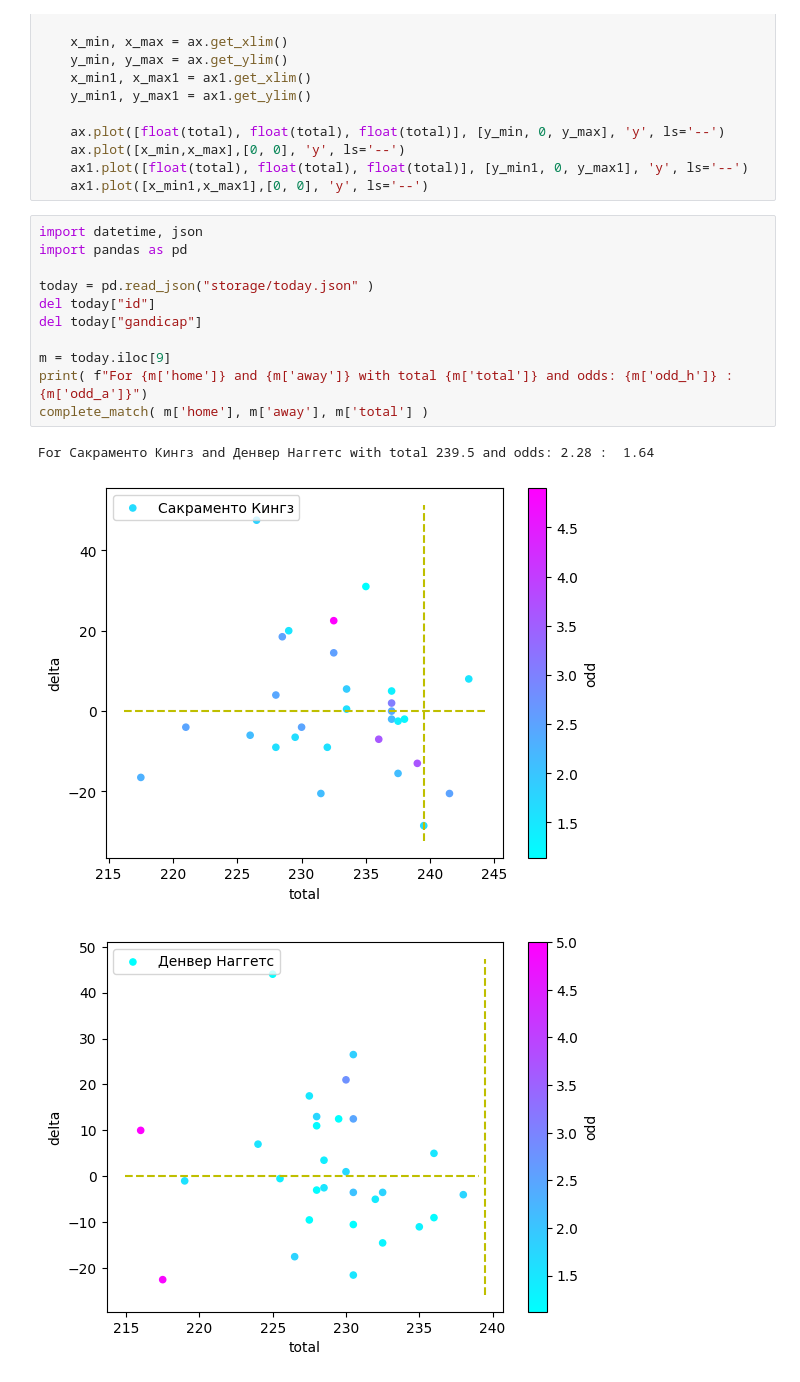
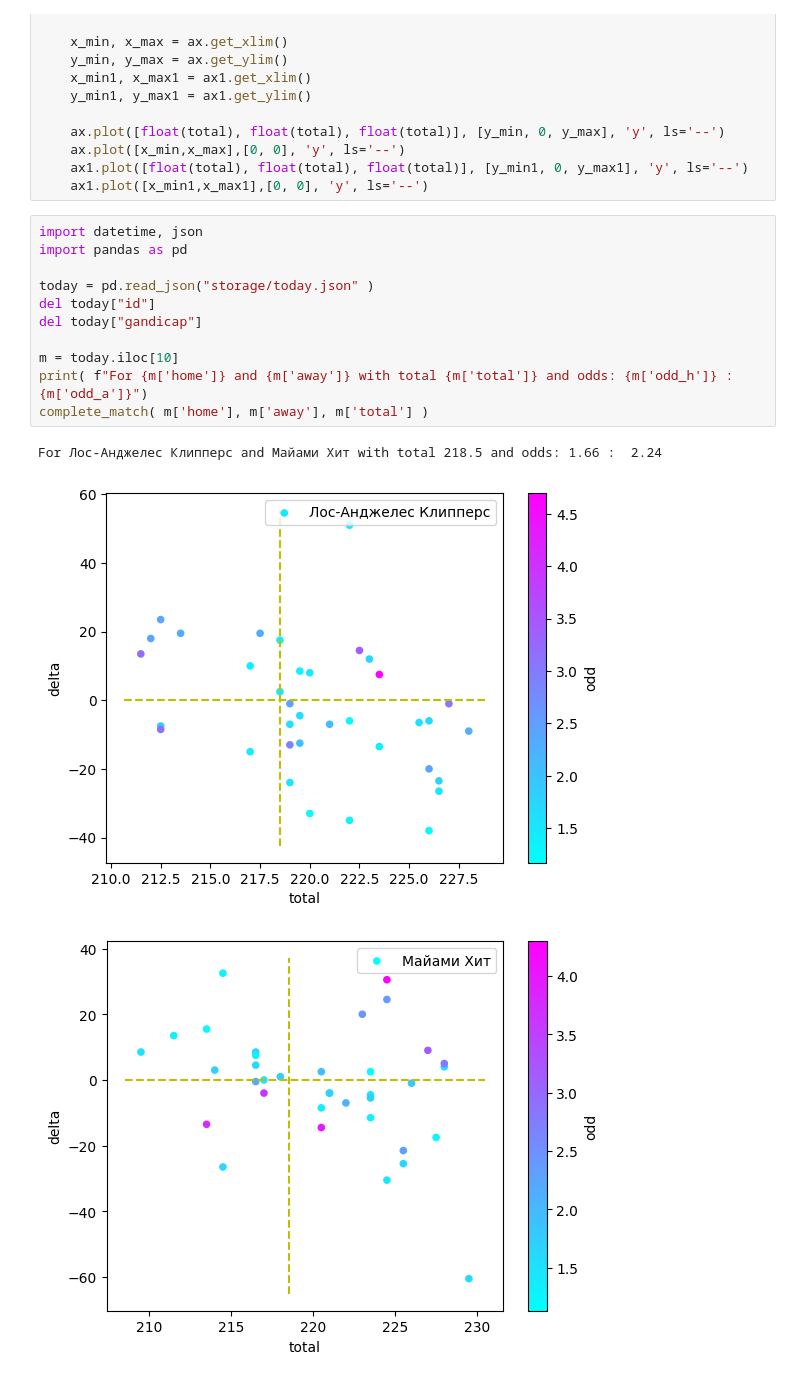
Before and after one commit to glahiator/basket_total, a Jupyter notebook: analyze.ipynb, the cells around one changed output. Saved outputs shown, nothing was run; the diff lists cells and outputs as text.

```diff
--- a/analyze.ipynb
+++ b/analyze.ipynb
@@ -77,15 +72,15 @@ def complete_match(home, away, total):
 # %%
 import datetime, json
 import pandas as pd
 
 today = pd.read_json("storage/today.json" )
 del today["id"]
 del today["gandicap"]
 
-m = today.iloc[9]
+m = today.iloc[10]
 print( f"For {m['home']} and {m['away']} with total {m['total']} and odds: {m['odd_h']} :  {m['odd_a']}")
 complete_match( m['home'], m['away'], m['total'] )
 # %% [output]
-For Сакраменто Кингз and Денвер Наггетс with total 239.5 and odds: 2.28 :  1.64
+For Лос-Анджелес Клипперс and Майами Хит with total 218.5 and odds: 1.66 :  2.24
-[figure, old version]
+[figure, new version]
-[figure, old version]
+[figure, new version]
```
Also changed, not shown: parts of 3 cells of this notebook, 7 other files.
